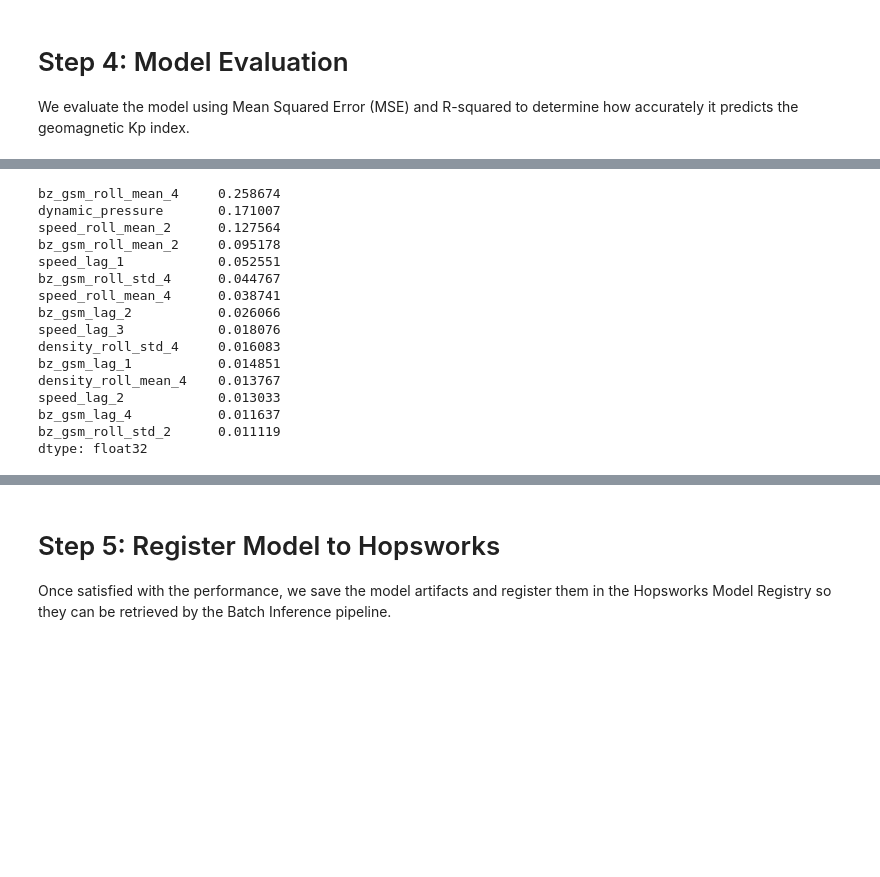
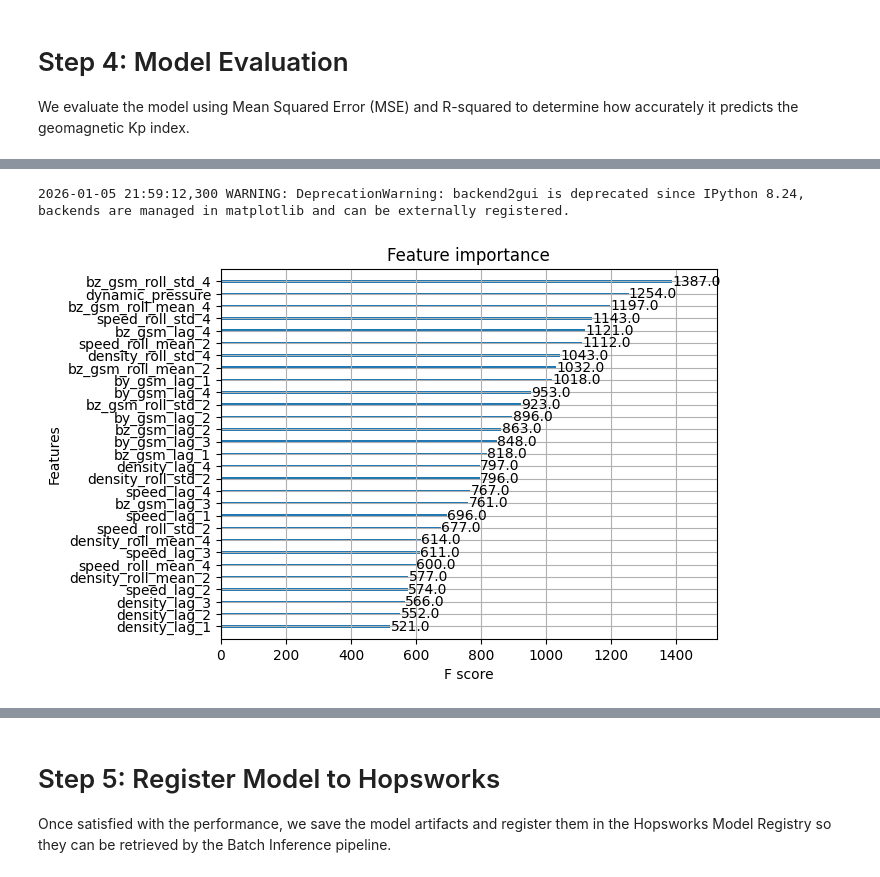
Before and after one commit to AlessandroBertelli/ID2223_Project, a Jupyter notebook: 3_aurora_training_pipeline.ipynb, the cells around one changed output, grey strips where cells are left out. Drawn from its saved outputs; the diff is of its cells as text; code cells hidden in the pictures; blank space fills up the shorter version.

Commit message:
Training fix

```diff
--- a/3_aurora_training_pipeline.ipynb
+++ b/3_aurora_training_pipeline.ipynb
@@ -171,7 +175,7 @@ Aurora feature group inserted successfully.
 # ]
 # %%
 # Get the solar wind feature group
-aurora_fg = fs.get_feature_group(name="aurora_solarwind_features", version=2)
+aurora_fg = fs.get_feature_group(name="aurora_solarwind_features", version=5)
 
 # Select features and the label
 query = aurora_fg.select_all()
@@ -305,27 +312,16 @@ RMSE: 0.6772
 MAE:  0.5366
 R2:   0.7730
 # %%
-# Feature importance
-importance = pd.Series(
-    xgb_model.feature_importances_,
-    index=X_train.columns
-).sort_values(ascending=False)
+# Plotting feature importances using the plot_importance function from XGBoost
+# Creating a directory for the model artifacts if it doesn't exist
+images_dir = "./images"
+if not os.path.exists(images_dir):
+    os.mkdir(images_dir)
 
-print(importance.head(15))
+plot_importance(xgb_model)
+feature_importance_path = images_dir + "/feature_importance.png"
+plt.savefig(feature_importance_path)
+plt.show()
 # %% [output]
-bz_gsm_roll_mean_4     0.258674
-dynamic_pressure       0.171007
-speed_roll_mean_2      0.127564
-bz_gsm_roll_mean_2     0.095178
-speed_lag_1            0.052551
-bz_gsm_roll_std_4      0.044767
-speed_roll_mean_4      0.038741
-bz_gsm_lag_2           0.026066
-speed_lag_3            0.018076
-density_roll_std_4     0.016083
-bz_gsm_lag_1           0.014851
-density_roll_mean_4    0.013767
-speed_lag_2            0.013033
-bz_gsm_lag_4           0.011637
-bz_gsm_roll_std_2      0.011119
-dtype: float32
+2026-01-05 21:59:12,300 WARNING: DeprecationWarning: backend2gui is deprecated since IPython 8.24, backends are managed in matplotlib and can be externally registered.
+[figure, added]
```
Also changed, not shown: parts of 7 cells of this notebook, 5 other files.
